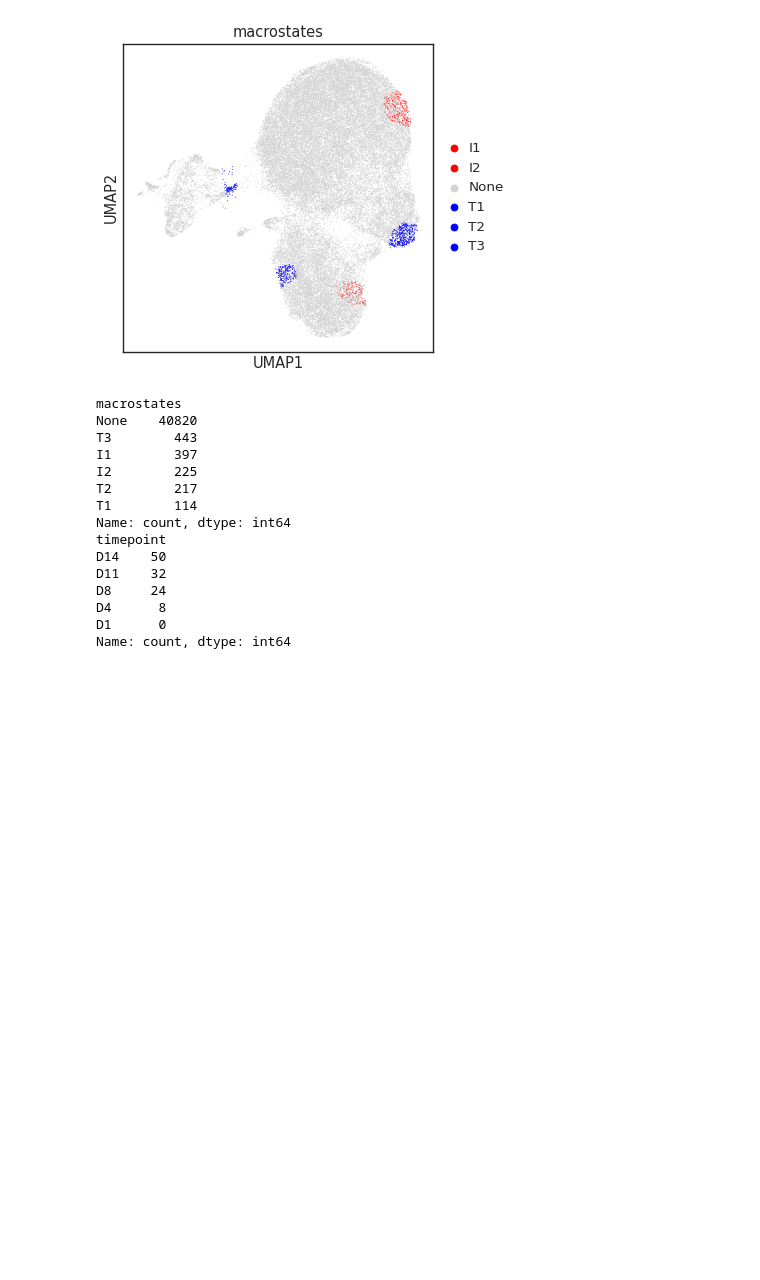
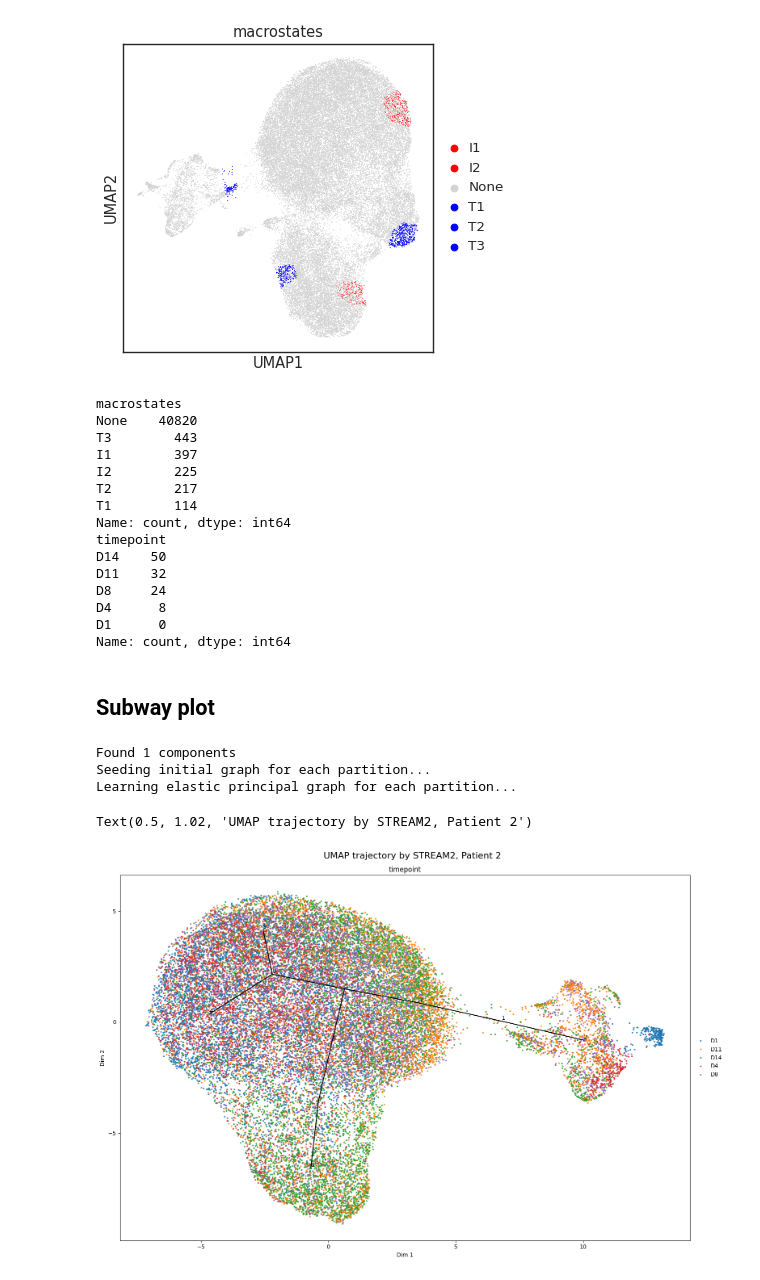
Before and after one commit to Augugustine/CITE-seq-analysis-CLL, a Jupyter notebook: 3- Boolean model/Stream2_macrostates.ipynb, the cells around one changed output. Cells and saved outputs as stored; diff of their text form; code cells hidden in the pictures; blank space fills up the shorter version.

```diff
--- a/3- Boolean model/Stream2_macrostates.ipynb
+++ b/3- Boolean model/Stream2_macrostates.ipynb
@@ -363,3 +371,21 @@ plt.close()
 # %%
 adata_subset = adata[adata.obs["Annotation"].isin(["B intermediate", "B naive", "B memory", "B", "Bridge"])].copy()
 adata_subset.write("/home/a.blanc-boekholt/Documents/Singlecell-R/Scripts/Matrix/cll_macro_stream.h5ad")
+# %% [markdown]
+## Subway plot
+# %%
+sc.pp.neighbors(adata,use_rep='X_umap')
+sc.tl.leiden(adata)
+st2.tl.find_disconnected_components(adata,groups='leiden')
+use_partition=['0']
+st2.tl.seed_graph(adata, obsm='X_umap', n_clusters=9,use_partition=use_partition)
+st2.tl.learn_graph(adata, obsm='X_umap', n_nodes=9,epg_alpha=0.01,epg_mu=0.2,use_partition=use_partition)
+st2.pl.graph(adata,key='epg',color=['timepoint'],fig_size=(15,10),save_fig=False, show_text=True)
+plt.suptitle("UMAP trajectory by STREAM2, Patient 2", fontsize=16, y=1.02)
+#plt.savefig("/home/a.blanc-boekholt/Documents/Singlecell-R/Scripts/Plots/graph_p2.png", dpi=300, bbox_inches='tight')
+# %% [output]
+Found 1 components
+Seeding initial graph for each partition...
+Learning elastic principal graph for each partition...
+Text(0.5, 1.02, 'UMAP trajectory by STREAM2, Patient 2')
+[figure, added]
```
Also changed, not shown: parts of 8 cells of this notebook, 2 other files.
